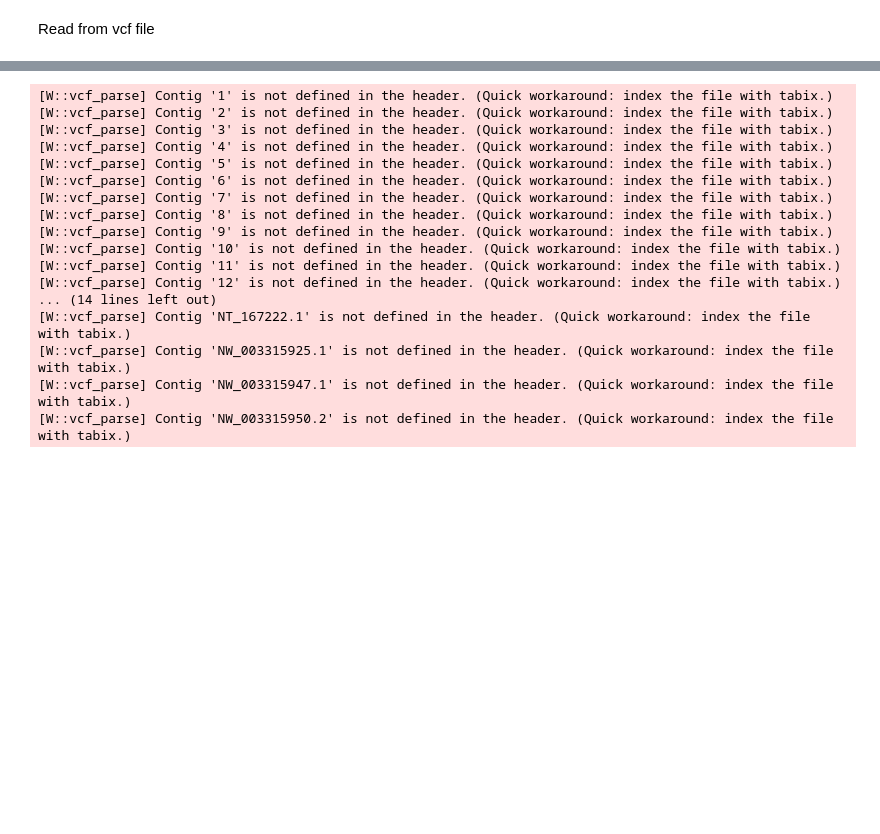
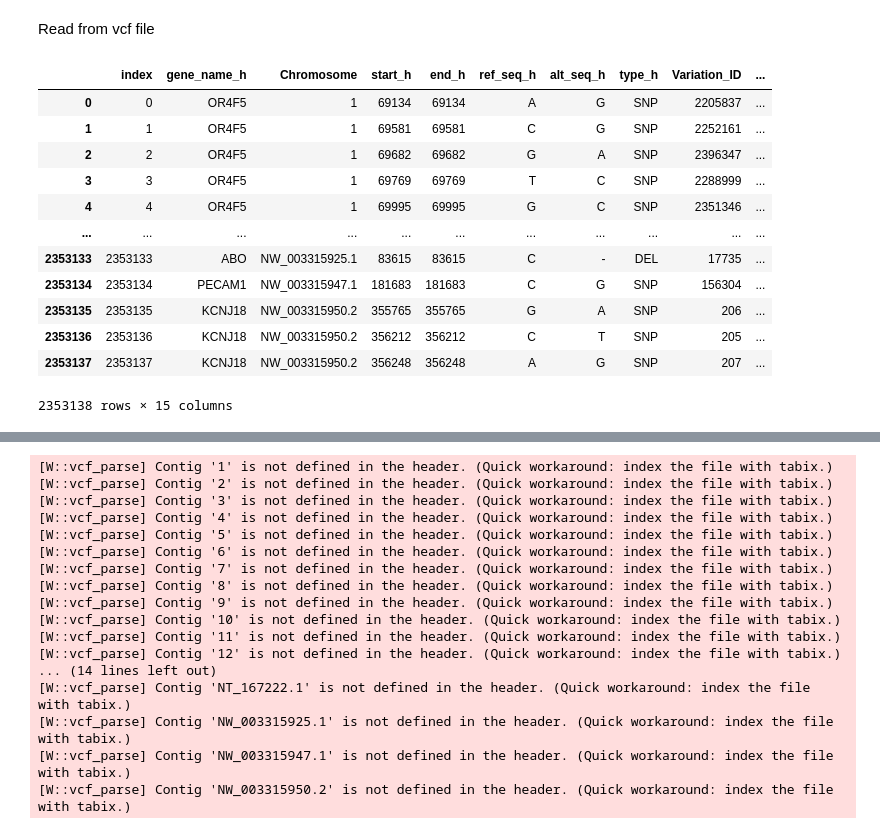
Before and after one commit to kexindon/h2m-public, a Jupyter notebook: 2_murine_mutation_database.ipynb, the cells around one changed output, grey strips where cells are left out. Drawn from its saved outputs; the diff is of its cells as text; code cells hidden in the pictures; blank space fills up the shorter version.

```diff
--- a/2_murine_mutation_database.ipynb
+++ b/2_murine_mutation_database.ipynb
@@ -99,3 +202,25 @@ df.to_csv('.../Output/h2m/cosmic_input.csv', index=False)
 Downloaded from ClinVar FTP Site (https://ftp.ncbi.nlm.nih.gov/pub/clinvar/)
 # %% [markdown]
 Read from vcf file
+# %%
+path = '/Users/kexindong/Documents/GitHub/Database/PublicDatabase/ClinVar/GRCh37_clinvar_20240206.vcf.gz'
+df_clinvar = h2m.clinvar_reader(path,keep=True)
+df_clinvar = h2m.clinvar_to_maf(df_clinvar)
+# %%
+df_clinvar.rename(columns={'ID':'clinvar_id'})
+df_clinvar['ID'] = [f"CLINVAR-H{(x+1):07}" for x in list(range(len(df_clinvar)))]
+df_clinvar
+# %% [output]
+|  | index | gene_name_h | Chromosome | start_h | end_h | ref_seq_h | alt_seq_h | type_h | Variation_ID | ... |
+| 0 | 0 | OR4F5 | 1 | 69134 | 69134 | A | G | SNP | 2205837 | ... |
+| 1 | 1 | OR4F5 | 1 | 69581 | 69581 | C | G | SNP | 2252161 | ... |
+| 2 | 2 | OR4F5 | 1 | 69682 | 69682 | G | A | SNP | 2396347 | ... |
+| 3 | 3 | OR4F5 | 1 | 69769 | 69769 | T | C | SNP | 2288999 | ... |
+| 4 | 4 | OR4F5 | 1 | 69995 | 69995 | G | C | SNP | 2351346 | ... |
+| ... | ... | ... | ... | ... | ... | ... | ... | ... | ... | ... |
+| 2353133 | 2353133 | ABO | NW_003315925.1 | 83615 | 83615 | C | - | DEL | 17735 | ... |
+| 2353134 | 2353134 | PECAM1 | NW_003315947.1 | 181683 | 181683 | C | G | SNP | 156304 | ... |
+| 2353135 | 2353135 | KCNJ18 | NW_003315950.2 | 355765 | 355765 | G | A | SNP | 206 | ... |
+| 2353136 | 2353136 | KCNJ18 | NW_003315950.2 | 356212 | 356212 | C | T | SNP | 205 | ... |
+| 2353137 | 2353137 | KCNJ18 | NW_003315950.2 | 356248 | 356248 | A | G | SNP | 207 | ... |
+2353138 rows × 15 columns
```
Also changed, not shown: parts of 16 cells of this notebook.
